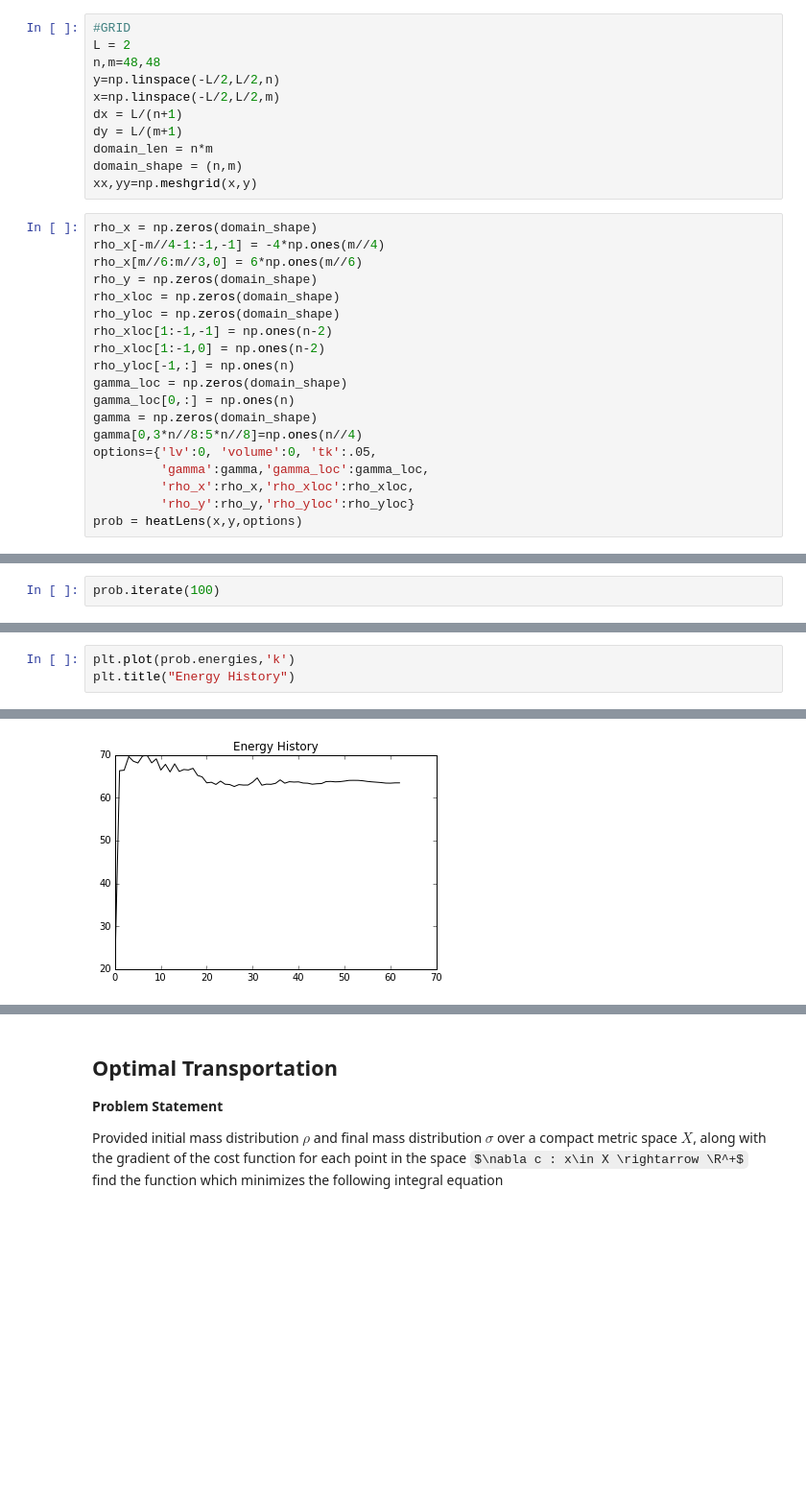
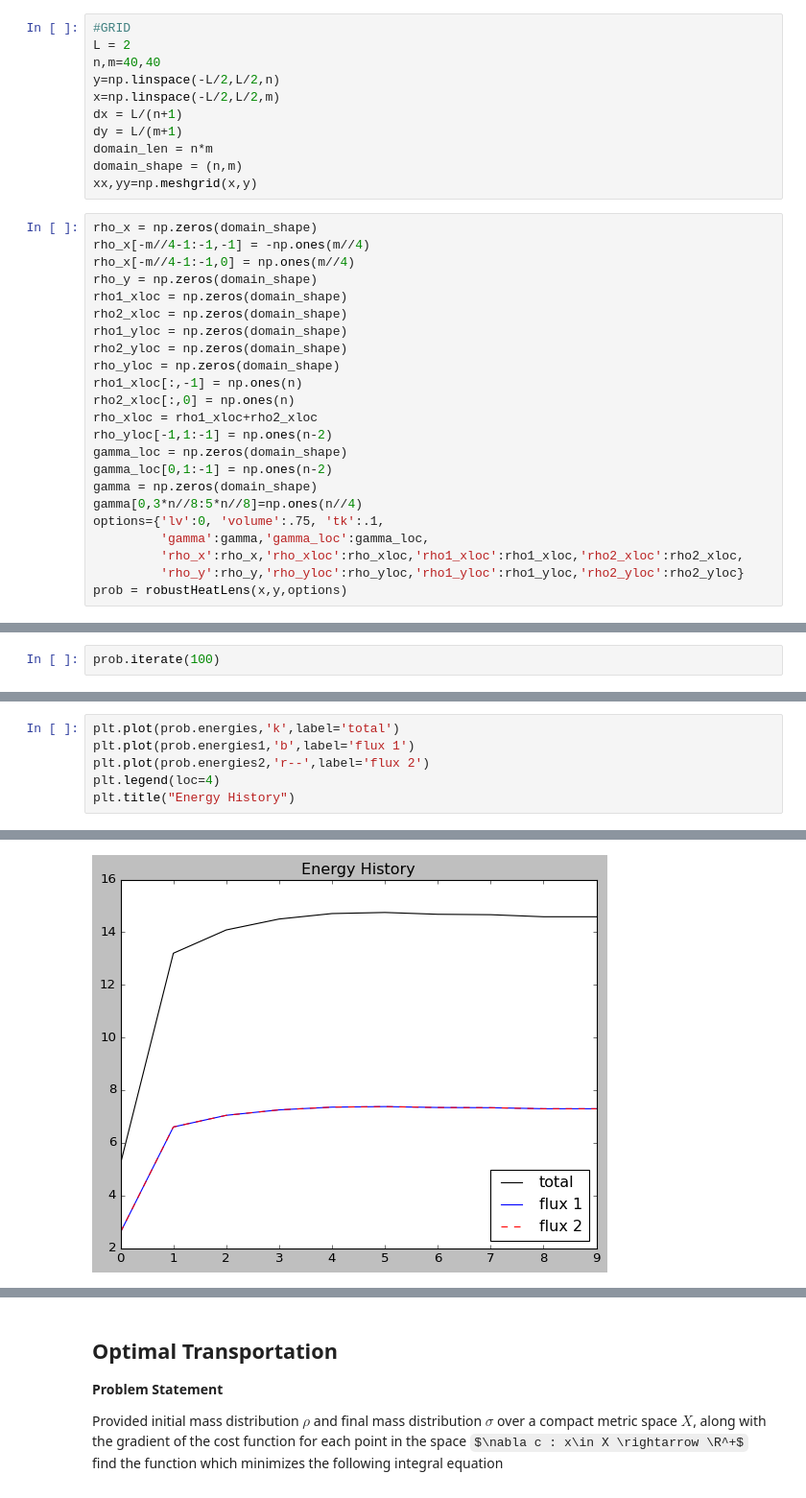
Before and after one commit to JustinBakerMath/homogenize, a Jupyter notebook: Homogenization.ipynb, the cells around one changed output, grey strips where cells are left out. Shown at 96% size. Drawn from its saved outputs; the diff is of its cells as text; some formulas as TeX source; blank space fills up the shorter version.

```diff
--- a/Homogenization.ipynb
+++ b/Homogenization.ipynb
@@ -841,7 +1005,7 @@ In this problem we make the side wall sources asymmetric.
 # %%
 #GRID
 L = 2
-n,m=48,48
+n,m=40,40
 y=np.linspace(-L/2,L/2,n)
 x=np.linspace(-L/2,L/2,m)
 dx = L/(n+1)
@@ -851,23 +1015,27 @@ domain_shape = (n,m)
 xx,yy=np.meshgrid(x,y)
 # %%
 rho_x = np.zeros(domain_shape)
-rho_x[-m//4-1:-1,-1] = -4*np.ones(m//4)
-rho_x[m//6:m//3,0] = 6*np.ones(m//6)
+rho_x[-m//4-1:-1,-1] = -np.ones(m//4)
+rho_x[-m//4-1:-1,0] = np.ones(m//4)
 rho_y = np.zeros(domain_shape)
-rho_xloc = np.zeros(domain_shape)
+rho1_xloc = np.zeros(domain_shape)
+rho2_xloc = np.zeros(domain_shape)
+rho1_yloc = np.zeros(domain_shape)
+rho2_yloc = np.zeros(domain_shape)
 rho_yloc = np.zeros(domain_shape)
-rho_xloc[1:-1,-1] = np.ones(n-2)
-rho_xloc[1:-1,0] = np.ones(n-2)
-rho_yloc[-1,:] = np.ones(n)
+rho1_xloc[:,-1] = np.ones(n)
+rho2_xloc[:,0] = np.ones(n)
+rho_xloc = rho1_xloc+rho2_xloc
+rho_yloc[-1,1:-1] = np.ones(n-2)
 gamma_loc = np.zeros(domain_shape)
-gamma_loc[0,:] = np.ones(n)
+gamma_loc[0,1:-1] = np.ones(n-2)
 gamma = np.zeros(domain_shape)
 gamma[0,3*n//8:5*n//8]=np.ones(n//4)
-options={'lv':0, 'volume':0, 'tk':.05,
+options={'lv':0, 'volume':.75, 'tk':.1,
          'gamma':gamma,'gamma_loc':gamma_loc,
-         'rho_x':rho_x,'rho_xloc':rho_xloc,
-         'rho_y':rho_y,'rho_yloc':rho_yloc}
-prob = heatLens(x,y,options)
+         'rho_x':rho_x,'rho_xloc':rho_xloc,'rho1_xloc':rho1_xloc,'rho2_xloc':rho2_xloc,
+         'rho_y':rho_y,'rho_yloc':rho_yloc,'rho1_yloc':rho1_yloc,'rho2_yloc':rho2_yloc}
+prob = robustHeatLens(x,y,options)
 # %%
 plt.figure(figsize=(9,16))
 plt.subplot(321)
@@ -941,6 +1109,9 @@ Volume Fraction of Theta: 0.7468060716315956
 # %%
-plt.plot(prob.energies,'k')
+plt.plot(prob.energies,'k',label='total')
+plt.plot(prob.energies1,'b',label='flux 1')
+plt.plot(prob.energies2,'r--',label='flux 2')
+plt.legend(loc=4)
 plt.title("Energy History")
 # %% [output]
 Text(0.5, 1.0, 'Energy History')
-[figure, old version]
+[figure, new version]
```
Also changed, not shown: parts of 48 cells of this notebook, 11 other files.
